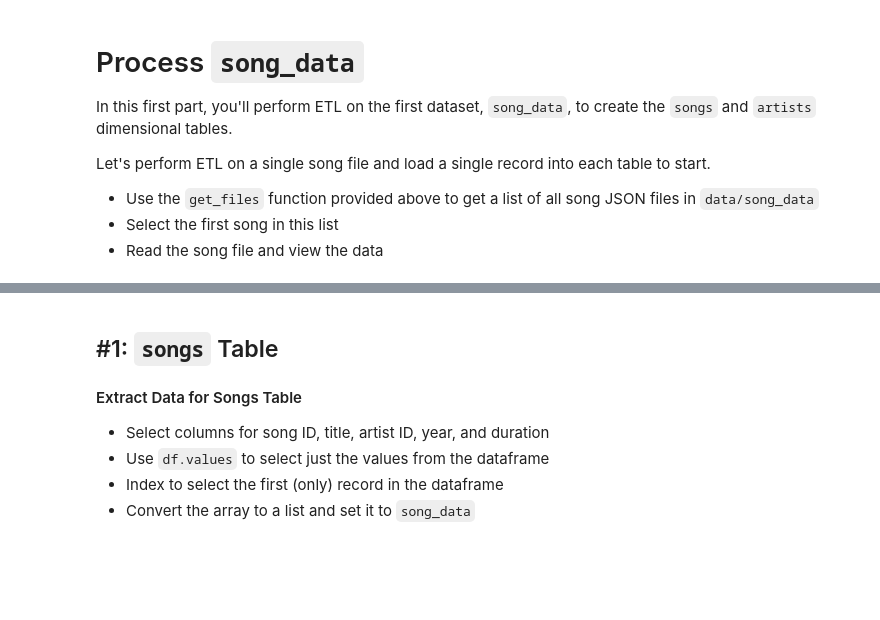
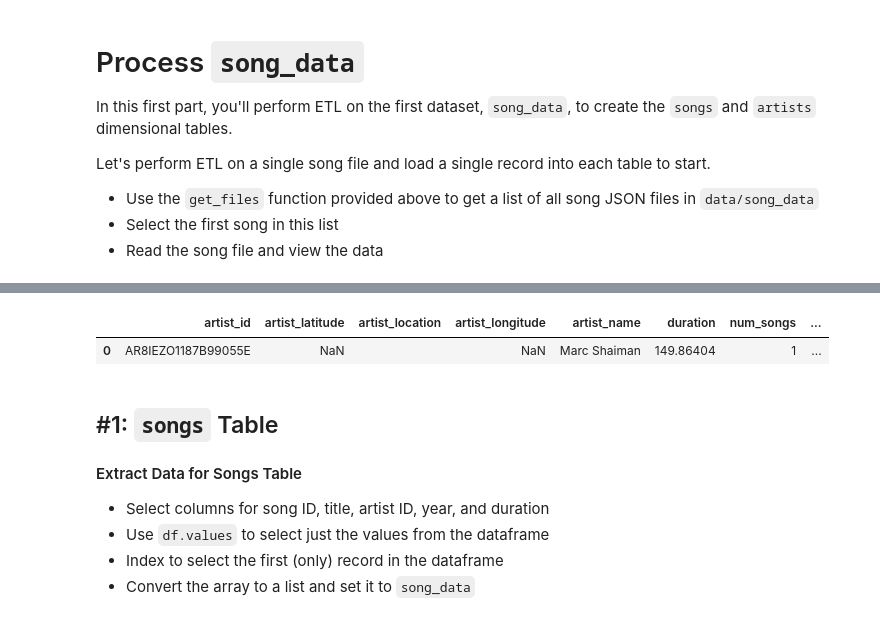
Before and after one commit to ablazleon/postgres-modelling, a Jupyter notebook: etl.ipynb, the cells around one changed output, grey strips where cells are left out. Drawn from its saved outputs; the diff is of its cells as text; code cells hidden in the pictures; blank space fills up the shorter version.

```diff
--- a/etl.ipynb
+++ b/etl.ipynb
@@ -38,6 +51,11 @@ filepath =
+# %%
+filepath = "/home/workspace/postgres-modelling/data/song_data/A/B/C/TRABCRU128F423F449.json"
 # %%
-df =
+df = pd.read_json(filepath,lines='True')
 df.head()
+# %% [output]
+|  | artist_id | artist_latitude | artist_location | artist_longitude | artist_name | duration | num_songs | ... |
+| 0 | AR8IEZO1187B99055E | NaN |  | NaN | Marc Shaiman | 149.86404 | 1 | ... |
 # %% [markdown]
 ## #1: `songs` Table
 #### Extract Data for Songs Table
```
Also changed, not shown: parts of 21 cells of this notebook, 3 other files.
